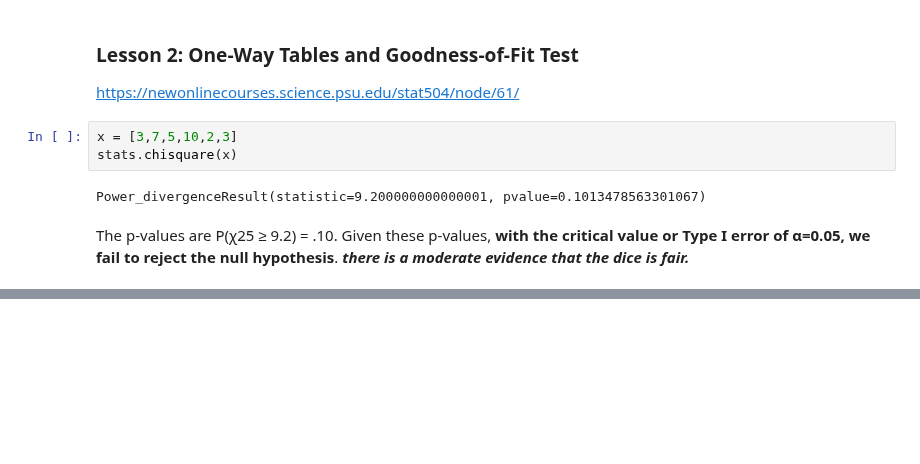
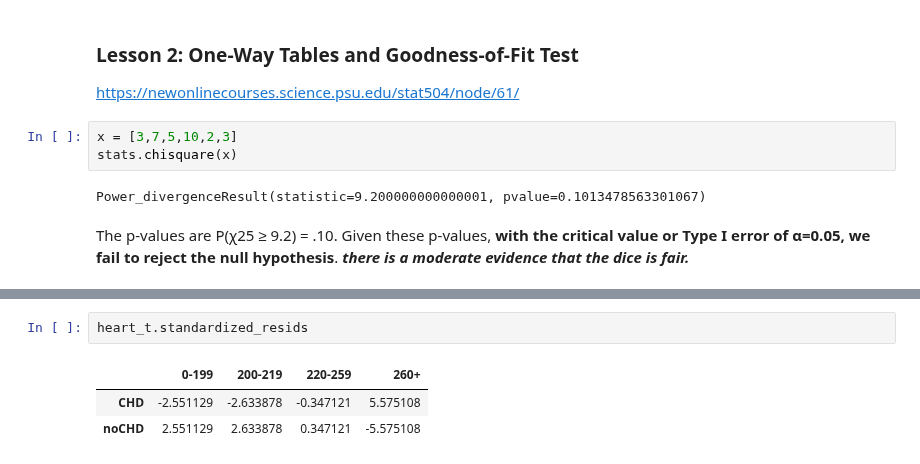
Before and after one commit to naivelogic/Machine_Learning_Notebooks, a Jupyter notebook: Data_Science/Statistical Models/[PSU] Logistic Regression.ipynb, the cells around one changed output, grey strips where cells are left out. Saved outputs shown, nothing was run; the diff lists cells and outputs as text; blank space fills up the shorter version.

```diff
--- a/Data_Science/Statistical Models/[PSU] Logistic Regression.ipynb
+++ b/Data_Science/Statistical Models/[PSU] Logistic Regression.ipynb
@@ -397,0 +378,6 @@ ValueError: endog must be in the unit interval.
+# %%
+heart_t.standardized_resids
+# %% [output]
+|  | 0-199 | 200-219 | 220-259 | 260+ |
+| CHD | -2.551129 | -2.633878 | -0.347121 | 5.575108 |
+| noCHD | 2.551129 | 2.633878 | 0.347121 | -5.575108 |
```
Also changed, not shown: parts of 59 cells of this notebook.
